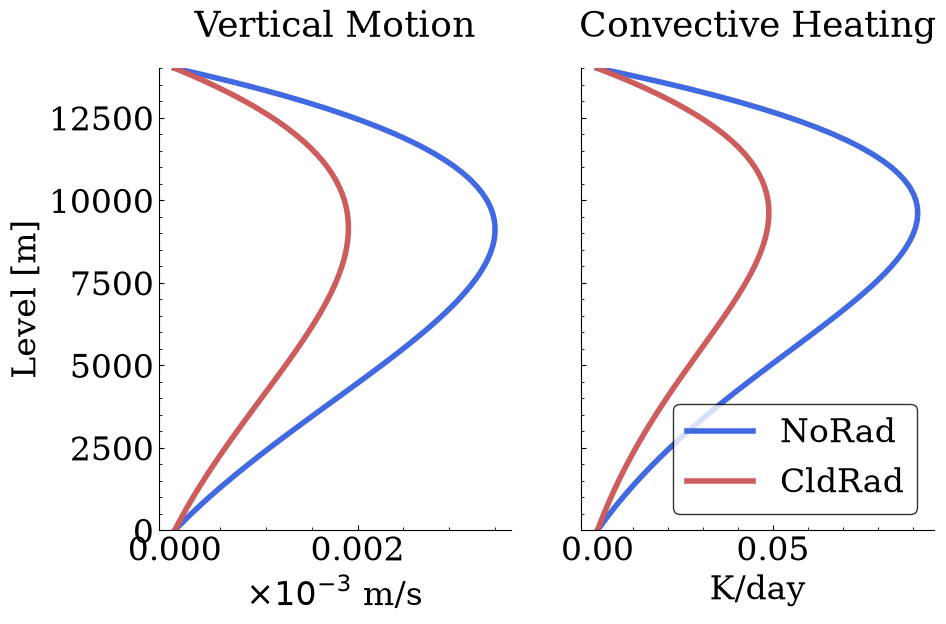
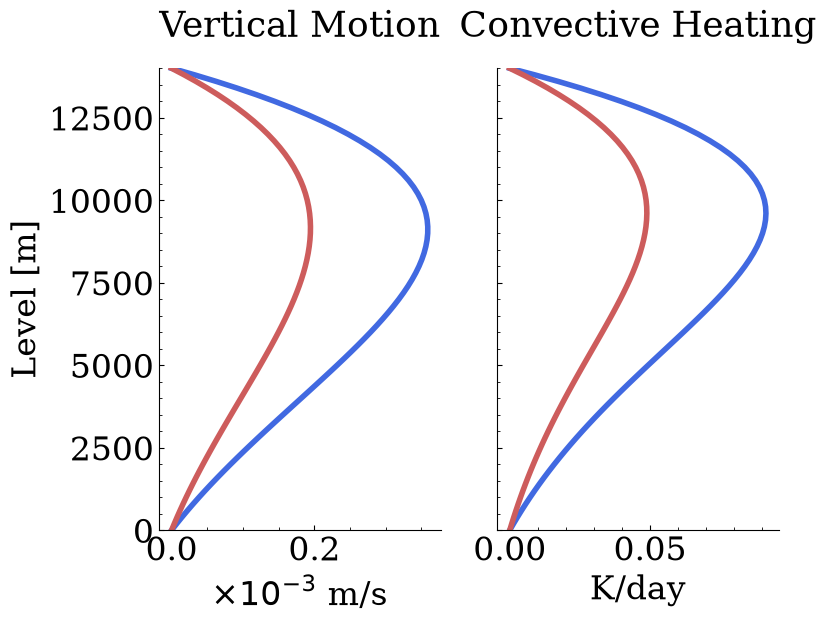
Code edit (unified diff) that turned the first committed figure into the second:
--- before
+++ after
@@ -41,5 +41,5 @@
     ax[i].spines["top"].set_visible(False)
     ax[i].spines["right"].set_visible(False)
-ax[1].legend(edgecolor="k")
+# ax[1].legend(edgecolor="k")
 
 ax[0].set_ylim(0, 14000)

Commit: feat: add 2026 AOGS notebook and vertical profile figure